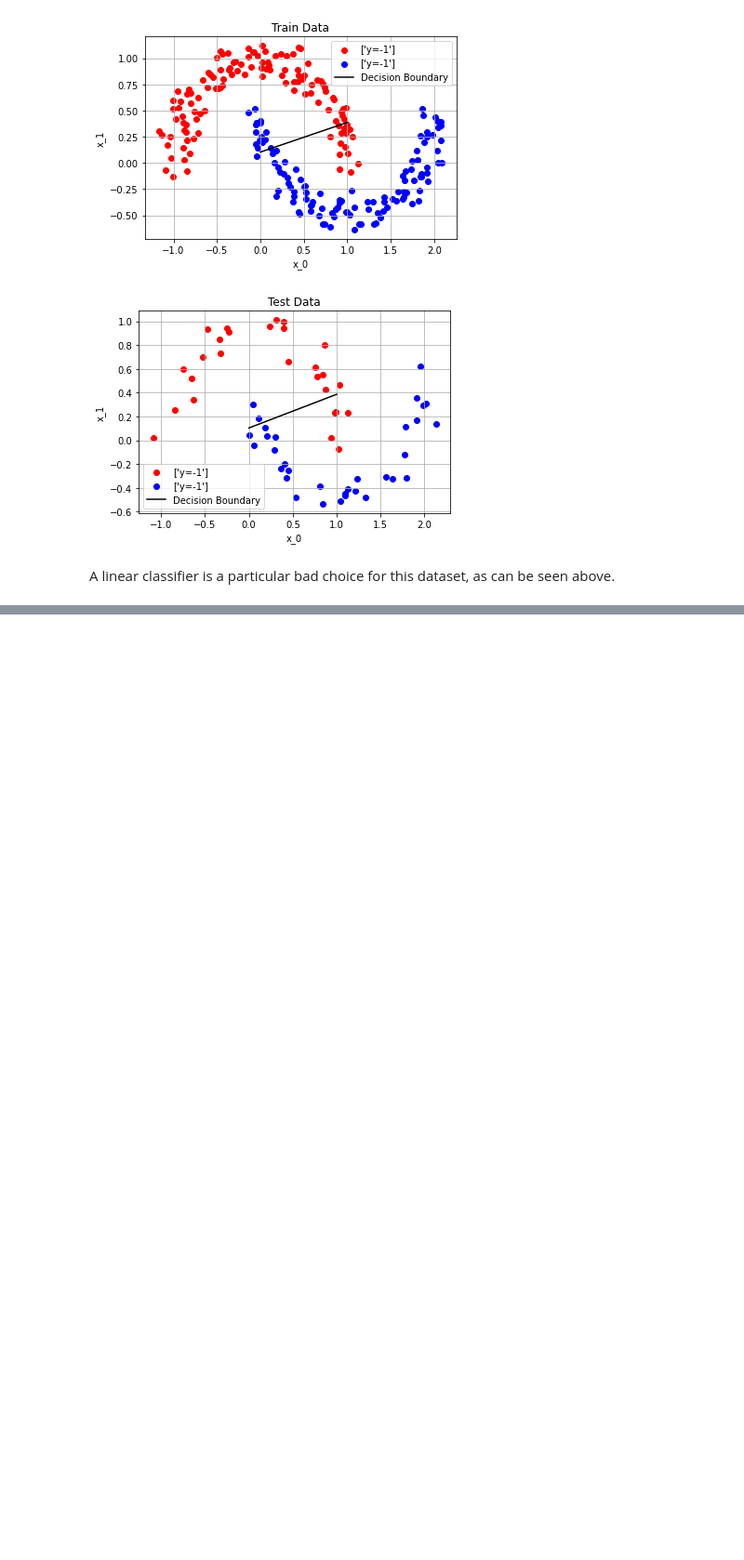
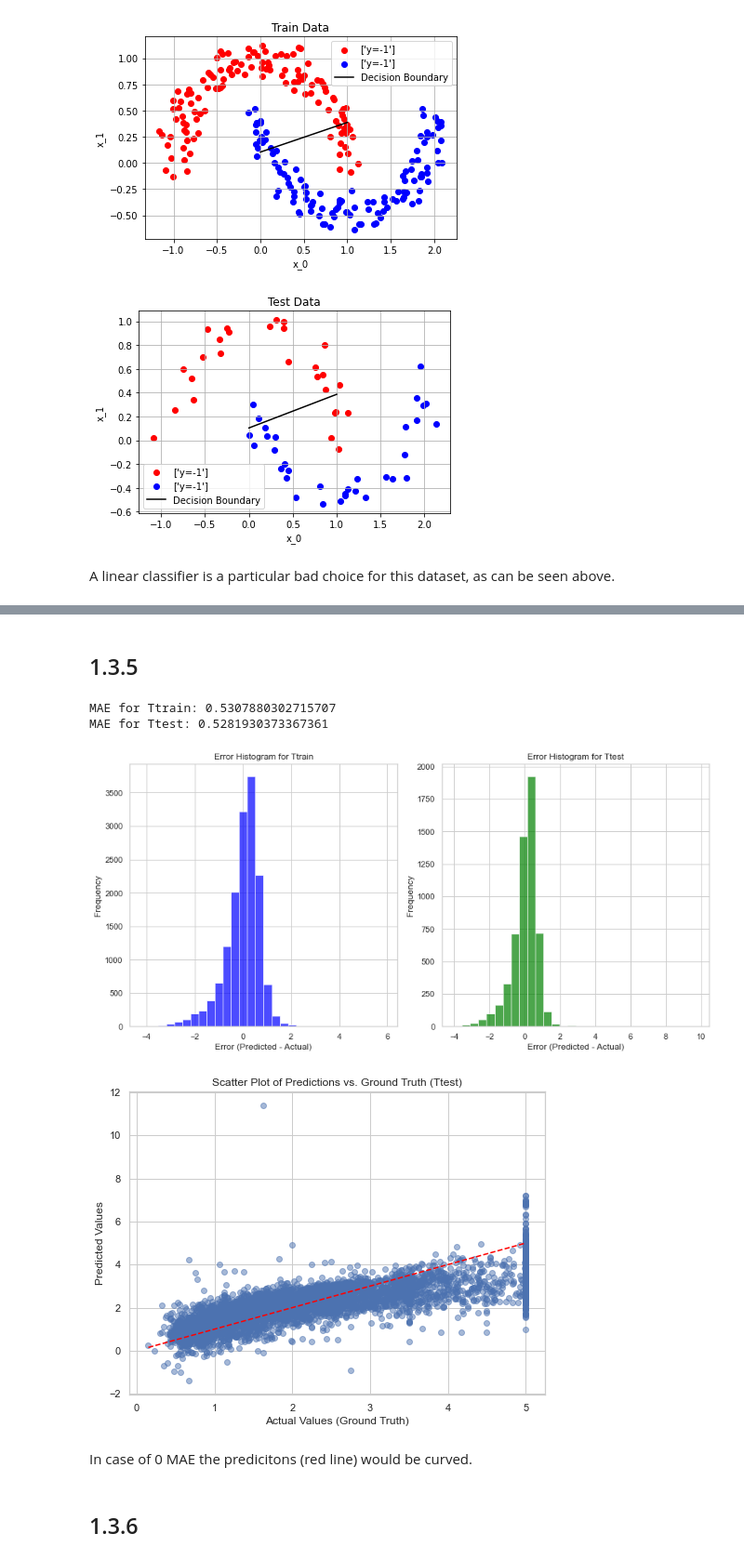
Before and after one commit to Geryyy/ml_algorithm, a Jupyter notebook: 01_uebung/ue1_ebmer.ipynb, the cells around one changed output, grey strips where cells are left out. Shown: that part at 93% size. Saved outputs shown, nothing was run; the diff lists cells and outputs as text; code cells hidden in the pictures; blank space fills up the shorter version.

```diff
--- a/01_uebung/ue1_ebmer.ipynb
+++ b/01_uebung/ue1_ebmer.ipynb
@@ -375,0 +480,16 @@ A linear classifier is a particular bad choice for this dataset, as can be seen
+# %%
+# Shuffle the dataset
+shuffled_df = df.sample(frac=1, random_state=1)
+
+# Split the shuffled dataset into training and test data
+num_train_samples = 15000
+
+# Use the first 15,000 elements as Ttrain
+Ttrain = shuffled_df.iloc[:num_train_samples]
+
+# Use the remaining elements as Ttest
+Ttest = shuffled_df.iloc[num_train_samples:]
+
+# Verify the shapes of the training and test sets
+print("Ttrain shape:", Ttrain.shape)
+print("Ttest shape:", Ttest.shape)
@@ -375,0 +536,55 @@ A linear classifier is a particular bad choice for this dataset, as can be seen
+# %% [markdown]
+## 1.3.5
+# %%
+from sklearn.metrics import mean_absolute_error
+import matplotlib.pyplot as plt
+
+# Make predictions on Ttrain and Ttest
+X_test = Ttest.drop(columns=["MedHouseVal"])
+y_test = Ttest["MedHouseVal"]
+y_pred_test = ridge_regressor.predict(X_test)
+y_pred_train = ridge_regressor.predict(X_train)
+
+# Compute MAE for Ttrain and Ttest
+mae_train = mean_absolute_error(y_train, y_pred_train)
+mae_test = mean_absolute_error(y_test, y_pred_test)
+
+print("MAE for Ttrain:", mae_train)
+print("MAE for Ttest:", mae_test)
+
+# Visualize the error using histograms for Ttrain and Ttest
+plt.figure(figsize=(12, 6))
+plt.subplot(1, 2, 1)
+error_train = y_pred_train - y_train
+plt.hist(error_train, bins=30, color='blue', alpha=0.7)
+plt.title("Error Histogram for Ttrain")
+plt.xlabel("Error (Predicted - Actual)")
+plt.ylabel("Frequency")
+
+plt.subplot(1, 2, 2)
+error_test = y_pred_test - y_test
+plt.hist(error_test, bins=30, color='green', alpha=0.7)
+plt.title("Error Histogram for Ttest")
+plt.xlabel("Error (Predicted - Actual)")
+plt.ylabel("Frequency")
+
+plt.tight_layout()
+plt.show()
+
+# Generate a scatter plot of predictions vs. ground truth values for Ttest
+plt.figure(figsize=(8, 6))
+plt.scatter(y_test, y_pred_test, alpha=0.5)
+plt.title("Scatter Plot of Predictions vs. Ground Truth (Ttest)")
+plt.xlabel("Actual Values (Ground Truth)")
+plt.ylabel("Predicted Values")
+plt.plot([min(y_test), max(y_test)], [min(y_test), max(y_test)], linestyle='--', color='red')
+plt.show()
+# %% [output]
+MAE for Ttrain: 0.5307880302715707
+MAE for Ttest: 0.5281930373367361
+[figure, added]
+[figure, added]
+# %% [markdown]
+In case of 0 MAE the predicitons (red line) would be curved.
+# %% [markdown]
+## 1.3.6
```
Also changed, not shown: parts of 36 cells of this notebook, 2 other files.
